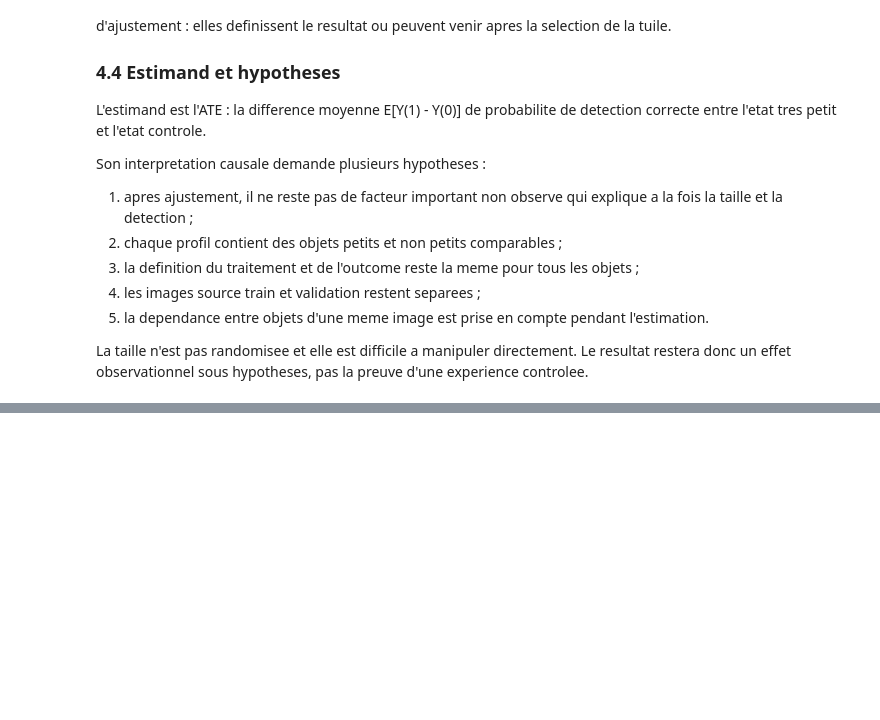
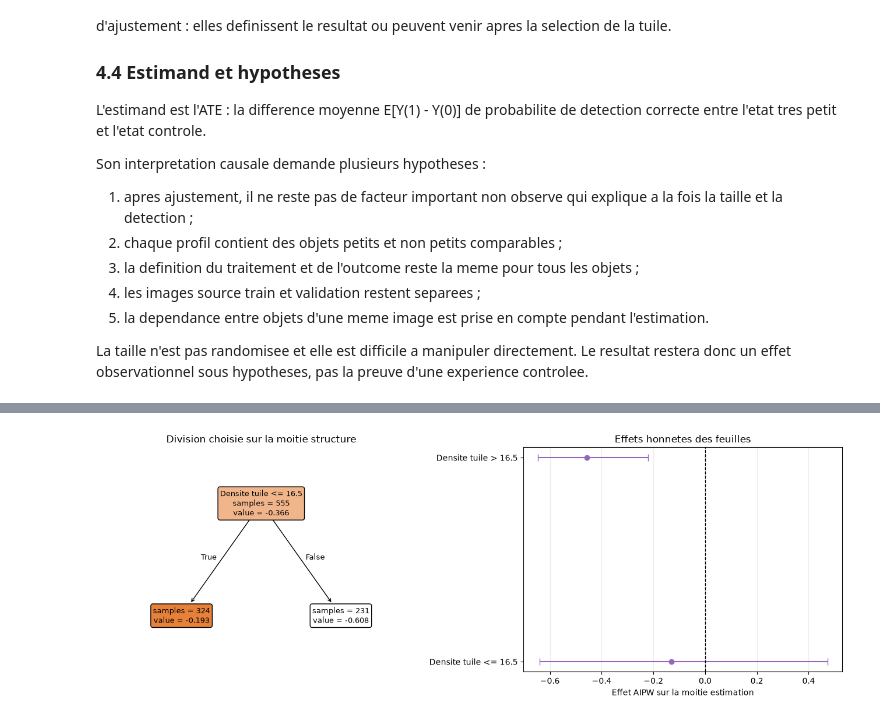
Before and after one commit to Mtazi667/dota-minimap-object-detection, a Jupyter notebook: projet_dota_soutenance.ipynb, the cells around one changed output, grey strips where cells are left out. Saved outputs shown, nothing was run; the diff lists cells and outputs as text; code cells hidden in the pictures; blank space fills up the shorter version.

```diff
--- a/projet_dota_soutenance.ipynb
+++ b/projet_dota_soutenance.ipynb
@@ -1619,0 +1810,99 @@ La taille n'est pas randomisee et elle est difficile a manipuler directement. Le
+# %%
+from sklearn.model_selection import GroupShuffleSplit
+from sklearn.tree import DecisionTreeRegressor, export_text, plot_tree
+
+tree_features = [
+    "orientation_abs_deg", "log_aspect_ratio", "tile_object_count",
+    "gsd", "center_margin_normalized",
+]
+tree_feature_labels = [
+    "Orientation", "Log ratio", "Densite tuile", "GSD", "Marge centre",
+]
+tree_splitter = GroupShuffleSplit(
+    n_splits=1, test_size=0.5, random_state=SEED
+)
+structure_indices, estimation_indices = next(
+    tree_splitter.split(causal_analysis, groups=causal_analysis["image_id"])
+)
+tree_medians = causal_analysis.loc[structure_indices, tree_features].median()
+structure_features = causal_analysis.loc[
+    structure_indices, tree_features
+].fillna(tree_medians)
+estimation_features = causal_analysis.loc[
+    estimation_indices, tree_features
+].fillna(tree_medians)
+
+causal_tree = DecisionTreeRegressor(
+    max_depth=1, min_samples_leaf=200, random_state=SEED
+)
+causal_tree.fit(
+    structure_features,
+    causal_analysis.loc[structure_indices, "aipw_score_recalculated"],
+)
+tree_rules = export_text(
+    causal_tree, feature_names=tree_feature_labels, decimals=3
+)
+
+estimation_table = causal_analysis.loc[estimation_indices].copy()
+estimation_table["leaf_id"] = causal_tree.apply(estimation_features)
+root_feature_index = causal_tree.tree_.feature[0]
+root_feature_label = tree_feature_labels[root_feature_index]
+root_threshold = causal_tree.tree_.threshold[0]
+leaf_labels = {
+    causal_tree.tree_.children_left[0]:
+        f"{root_feature_label} <= {root_threshold:.1f}",
+    causal_tree.tree_.children_right[0]:
+        f"{root_feature_label} > {root_threshold:.1f}",
+}
+
+subgroup_rows = []
+for leaf_id, subgroup in estimation_table.groupby("leaf_id"):
+    lower, upper = cluster_bootstrap_interval(
+        subgroup["aipw_score_recalculated"],
+        subgroup["image_id"].astype(str),
+        seed=SEED + int(leaf_id),
+        repetitions=500,
+    )
+    subgroup_rows.append(
+        {
+            "Sous_groupe": leaf_labels[int(leaf_id)],
+            "Objets": len(subgroup),
+            "Images": subgroup["image_id"].nunique(),
+            "Traites": int(subgroup["very_small"].sum()),
+            "Controles": int(subgroup["very_small"].eq(0).sum()),
+            "Effet": subgroup["aipw_score_recalculated"].mean(),
+            "IC_inferieur": lower,
+            "IC_superieur": upper,
+        }
+    )
+causal_tree_subgroups = pd.DataFrame(subgroup_rows)
+
+print(tree_rules)
+display(causal_tree_subgroups.round(3))
+
+fig, axes = plt.subplots(1, 2, figsize=(13, 4.8))
+plot_tree(
+    causal_tree, feature_names=tree_feature_labels, filled=True,
+    rounded=True, impurity=False, precision=3, ax=axes[0], fontsize=9,
+)
+axes[0].set_title("Division choisie sur la moitie structure")
+
+tree_positions = np.arange(len(causal_tree_subgroups))
+tree_effects = causal_tree_subgroups["Effet"].to_numpy()
+tree_lower = tree_effects - causal_tree_subgroups["IC_inferieur"].to_numpy()
+tree_upper = causal_tree_subgroups["IC_superieur"].to_numpy() - tree_effects
+axes[1].errorbar(
+    tree_effects, tree_positions, xerr=[tree_lower, tree_upper],
+    fmt="o", color="tab:purple", capsize=4,
+)
+axes[1].axvline(0, color="black", linestyle="--", linewidth=1)
+axes[1].set_yticks(
+    tree_positions, causal_tree_subgroups["Sous_groupe"]
+)
+axes[1].set_xlabel("Effet AIPW sur la moitie estimation")
+axes[1].set_title("Effets honnetes des feuilles")
+axes[1].grid(axis="x", alpha=0.25)
+
+fig.tight_layout()
+plt.show()
+# %% [output]
@@ -1619,0 +1916 @@ La taille n'est pas randomisee et elle est difficile a manipuler directement. Le
+[figure, added]
```
Also changed, not shown: parts of 9 cells of this notebook, 1 other file.
